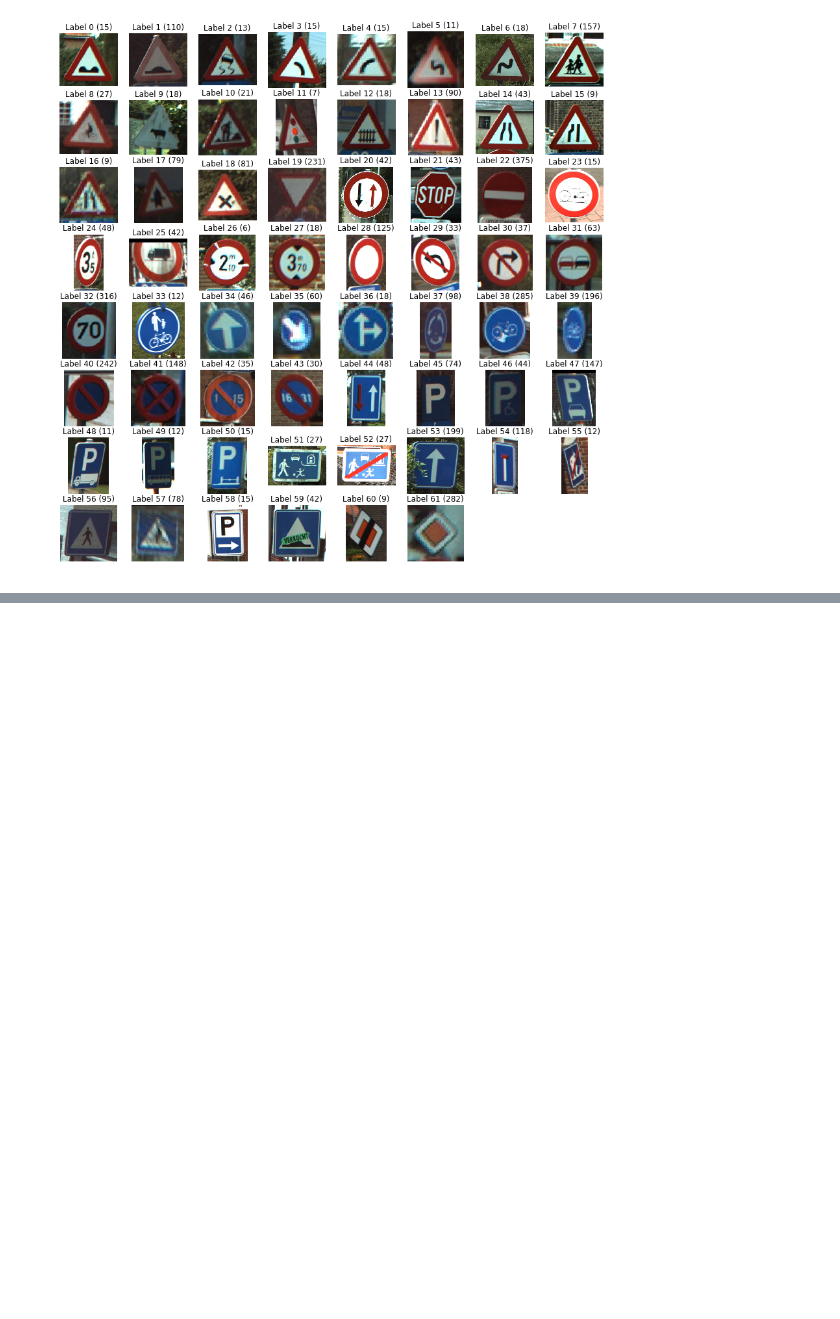
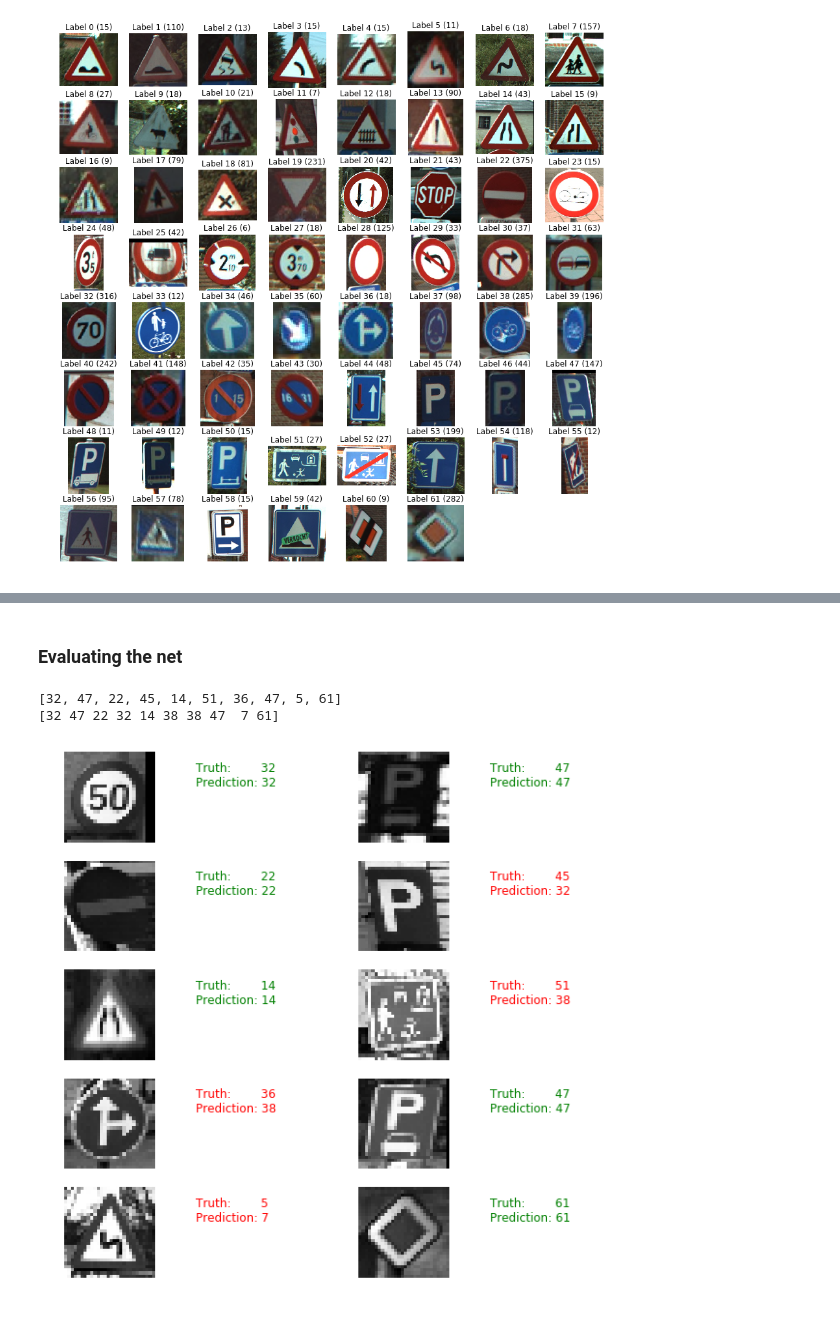
Before and after one commit to subhojit-mukherjee/tensorflow_tryout, a Jupyter notebook: Tensorflow_triage.ipynb, the cells around one changed output, grey strips where cells are left out. Drawn from its saved outputs; the diff is of its cells as text; code cells hidden in the pictures; blank space fills up the shorter version.

```diff
--- a/Tensorflow_triage.ipynb
+++ b/Tensorflow_triage.ipynb
@@ -208,0 +297,2 @@ plt.show()
+# %%
+train_op = tf.train.AdamOptimizer(learning_rate=0.001).minimize(loss)
@@ -208,0 +301,3 @@ plt.show()
+# %%
+correct_pred = tf.argmax(logits, 1)
+accuracy = tf.reduce_mean(tf.cast(correct_pred, tf.float32))
@@ -208,0 +317,13 @@ plt.show()
+# %%
+tf.set_random_seed(1234)
+
+sess = tf.Session()
+
+sess.run(tf.global_variables_initializer())
+
+for i in range(201):
+        print('Starting EPOCH', i)
+        _, accuracy_val = sess.run([train_op, accuracy], feed_dict={x: images32_gray, y: labels})
+        if i % 10 == 0:
+            print("Loss: ", loss)
+        print('DONE WITH EPOCH', str(i))
@@ -208,0 +348,33 @@ plt.show()
+# %% [markdown]
+### Evaluating the net
+# %%
+# Pick 10 random images
+sample_indexes = random.sample(range(len(images32_gray)), 10)
+sample_images = [images32_gray[i] for i in sample_indexes]
+sample_labels = [labels[i] for i in sample_indexes]
+
+# Run the "predicted_labels" op.
+predicted = sess.run([correct_pred], feed_dict={x: sample_images})[0]
+
+# Print the real and predicted labels
+print(sample_labels)
+print(predicted)
+# %% [output]
+[32, 47, 22, 45, 14, 51, 36, 47, 5, 61]
+[32 47 22 32 14 38 38 47  7 61]
+# %%
+# Display the predictions and the ground truth visually.
+fig = plt.figure(figsize=(10, 10))
+for i in range(len(sample_images)):
+    truth = sample_labels[i]
+    prediction = predicted[i]
+    plt.subplot(5, 2,1+i)
+    plt.axis('off')
+    color='green' if truth == prediction else 'red'
+    plt.text(40, 10, "Truth:        {0}\nPrediction: {1}".format(truth, prediction),
+             fontsize=12, color=color)
+    plt.imshow(sample_images[i], cmap = 'gray')
+
+plt.show()
+# %% [output]
+[figure, added]
```
Also changed, not shown: parts of 35 cells of this notebook.
